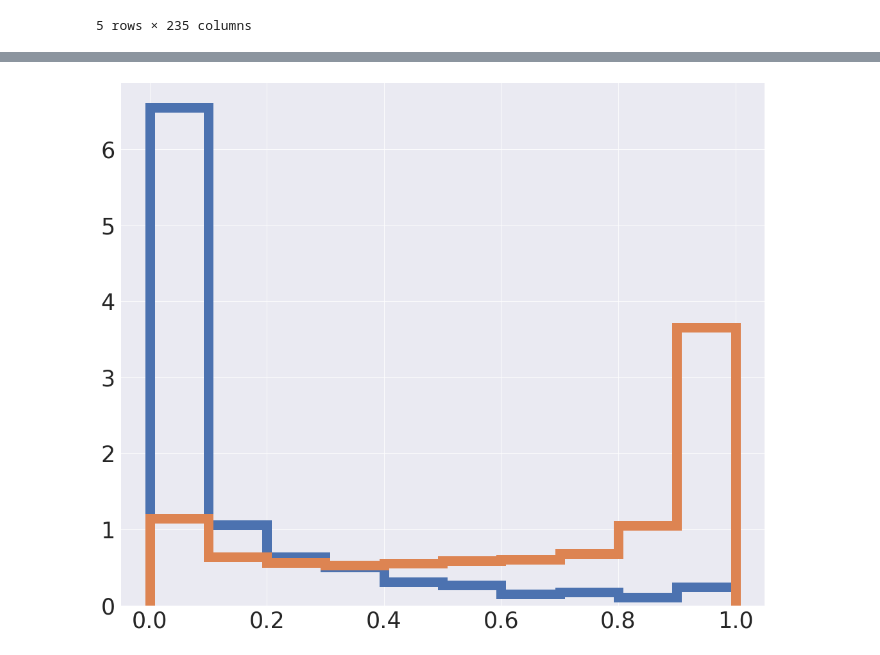
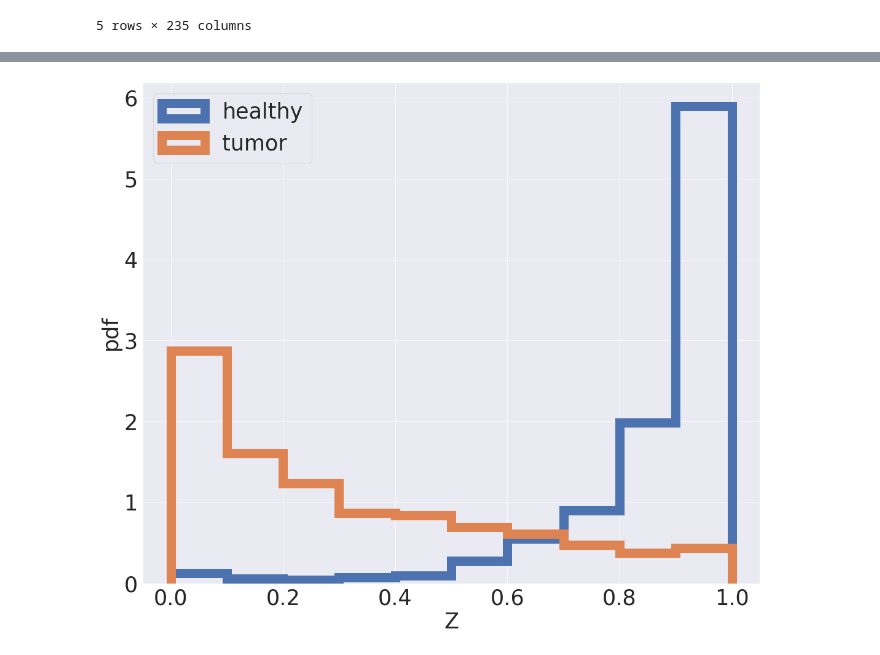
Before and after one commit to fvalle1/phd, a Jupyter notebook: Colab_Notebooks/predictor.ipynb, the cells around one changed output, grey strips where cells are left out. Saved outputs shown, nothing was run; the diff lists cells and outputs as text; code cells hidden in the pictures.

```diff
--- a/Colab_Notebooks/predictor.ipynb
+++ b/Colab_Notebooks/predictor.ipynb
@@ -115,9 +127,9 @@ csv_logger = CSVLogger('log.csv', append=True, separator=',')
 es = EarlyStopping(monitor='val_loss', min_delta=1e-10, mode='min', patience=25)
 
 model=Sequential()
-model.add(Dense(units=100, input_dim=inputs, use_bias=True, bias_initializer="ones", activation="relu"))
-model.add(Dense(units=uniq, input_dim=inputs, activation="softmax"))
-model.compile(loss=binary_crossentropy, optimizer=SGD(lr=0.01, momentum=0.3), metrics=['accuracy', 'AUC'])
+model.add(Dense(units=100, input_dim=inputs, use_bias=True, bias_initializer="ones", activation="relu", kernel_regularizer=l1_l2(l1=0.01, l2=0.0001)))
+model.add(Dense(units=uniq, activation=activation_func))
+model.compile(loss=binary_crossentropy, optimizer=SGD(lr=0.001, momentum=0.9), metrics=['accuracy', 'AUC'])
 K.set_learning_phase(0)
 
 print(model.summary())
@@ -139,6 +151,6 @@ None
 [figure]
 # %%
 with tf.device("GPU"):
-    model.fit(X_tm_train, Y_tm_train, epochs=1000, batch_size=500, verbose=1, validation_split=0.2, callbacks=[csv_logger, es], shuffle=True, use_multiprocessing=True, workers=-1)
+    model.fit(X_tm_train, Y_tm_train, epochs=1000, batch_size=500, verbose=1, validation_split=0.25, callbacks=[csv_logger, es], shuffle=True, use_multiprocessing=True, workers=-1)
 # %% [output]
 Epoch 1/1000
@@ -199,6 +212,9 @@ df_test.head()
 classes = np.unique(df_files.reindex(index=df_test.index)[label])
 X_test = df_test.values
 Y_test = to_categorical([np.where(classes==t)[0][0] for t in df_files.reindex(index=df_test.index)[label].values.ravel()])
+if uniq==1:
+  Y_test = np.abs(np.argmax(Y_test, axis=-1)-1)
+  uniq=1
 # %%
 model.evaluate(X_test, Y_test, verbose=2, workers=-1, use_multiprocessing=True)
 # %% [output]
@@ -224,0 +226,10 @@ fig.savefig("predict.pdf")
+# %%
+y_pred_p = model.predict(X_test)
+if uniq>1:
+  y_true = np.argmax(Y_test,axis=-1)
+  y_pred = np.argmax(y_pred_p,axis=-1)
+else:
+  y_true = Y_test
+  y_pred = np.ones(y_pred_p.shape)
+  y_pred[y_pred_p<0.67]=0
+results = confusion_matrix(y_true, y_pred, normalize="true")
@@ -225,10 +264,22 @@ fig.savefig("predict.pdf")
 # %%
 fig, ax= plt.subplots(figsize=(18,15))
-for c in range(Y_test.shape[1]):
-  ax.hist(model.predict(X_test).T[1][Y_test.argmax(1)==c], histtype="step", lw=15, bins=10, density=True)
+
+if uniq > 1:
+  for c in range(uniq):
+    ax.hist((1-model.predict(X_test).T[0])[Y_test.argmax(1)==c], histtype="step", lw=15, bins=10, density=True)
+else:
+  ax.hist(y_pred_p[Y_test==1], histtype="step", lw=15, bins=10, density=True, label="healthy")
+  ax.hist(y_pred_p[Y_test==0], histtype="step", lw=15, bins=10, density=True, label="tumor")
 
 ax.tick_params(labelsize=35)
+ax.legend(fontsize=35, loc="upper left")
+ax.set_title("", fontsize=35)
+
+ax.set_xlim(-0.05,1.05)
+
+ax.set_xlabel("Z", fontsize=35)
+ax.set_ylabel("pdf", fontsize=35)
 
 plt.show()
 # %% [output]
-[figure, old version]
+[figure, new version]
```
Also changed, not shown: parts of 19 cells of this notebook, 2 other files.
